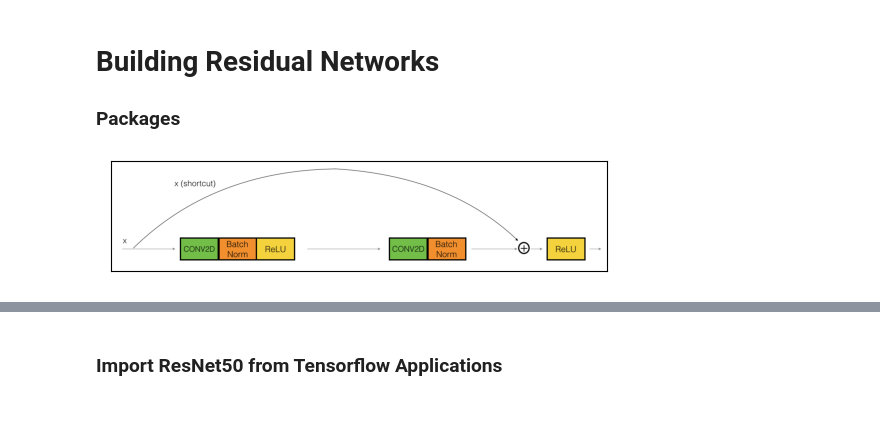
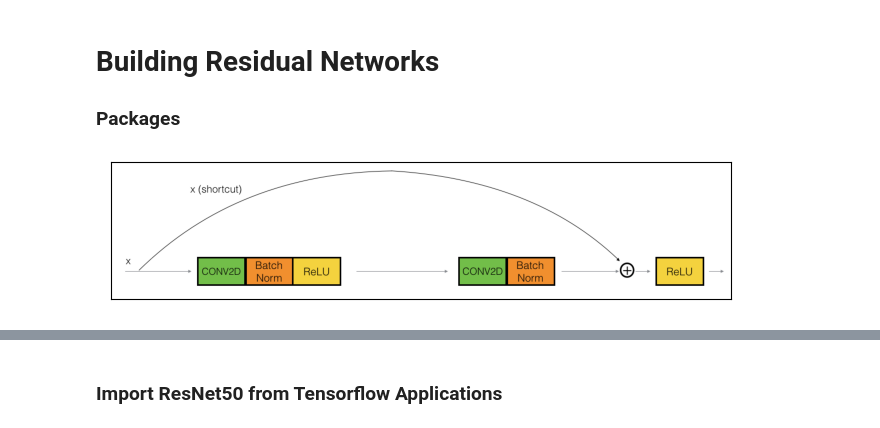
Before and after one commit to makhmudjumanazarov/Residual-Network-Architectures-ResNet34-and-ResNet50, a Jupyter notebook: ResNet.ipynb, the cells around one changed output, grey strips where cells are left out. Cells and saved outputs as stored; diff of their text form; code cells hidden in the pictures.

```diff
--- a/ResNet.ipynb
+++ b/ResNet.ipynb
@@ -15,14 +15,13 @@ tf.random.set_seed(2)
 # %%
 # Load the image from file
 img = imread('images/idblock_kiank.png')
-
-# Show the image
-plt.imshow(img)
+fig, ax = plt.subplots(figsize=(8, 6))
+ax.imshow(img)
 plt.yticks([])
 plt.xticks([])
 plt.show()
 # %% [output]
-[figure, old version]
+[figure, new version]
 # %% [markdown]
 ### The Identity Block
 
```
Also changed, not shown: parts of 1 cell of this notebook.
